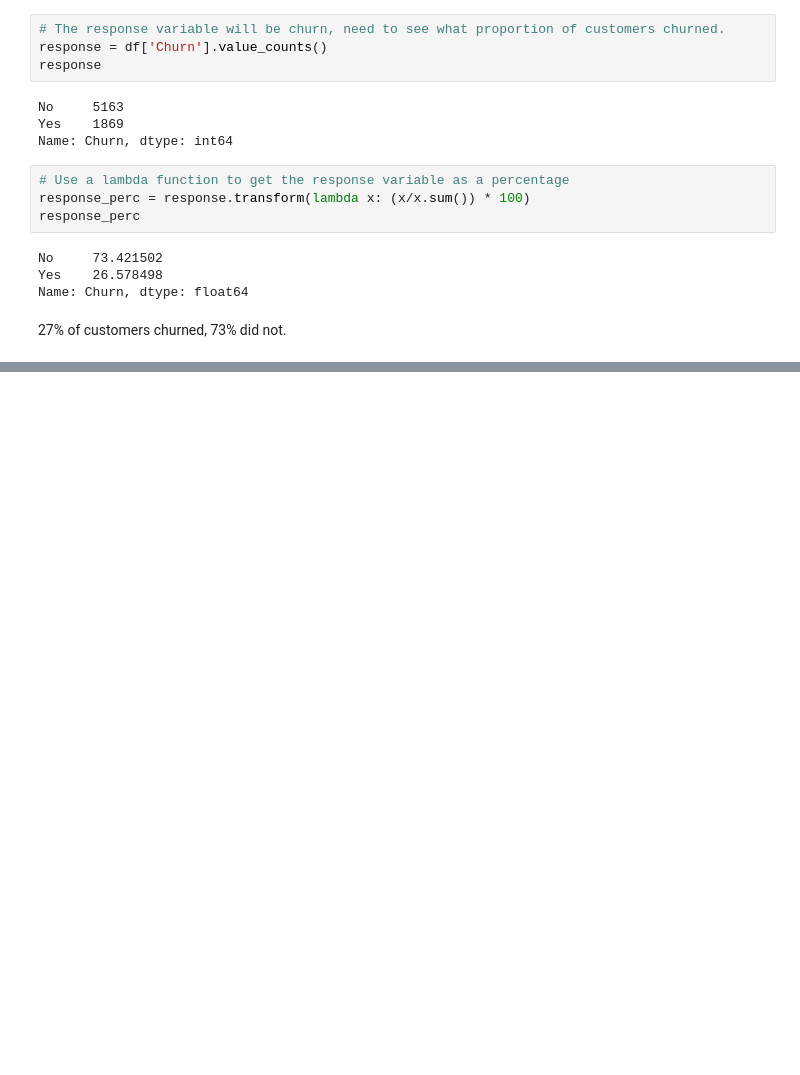
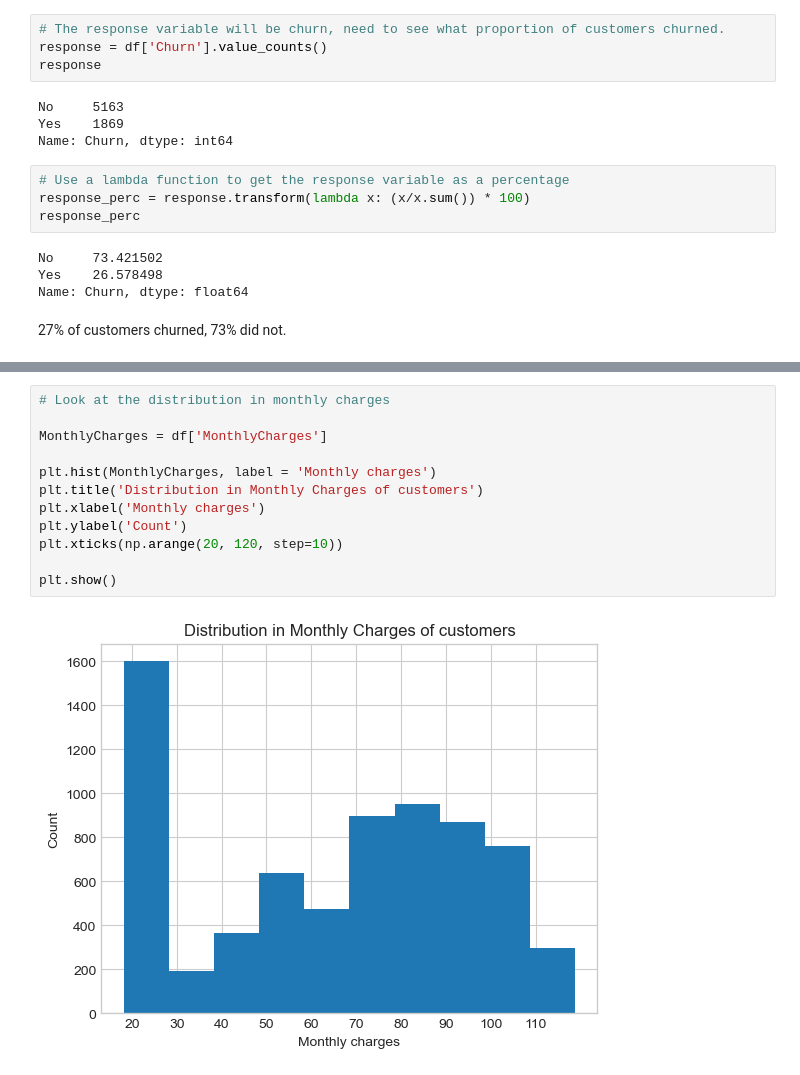
Before and after one commit to alicia-gleeson/UCDPA_aliciagleeson, a Jupyter notebook: customer_churn_prediction.ipynb, the cells around one changed output, grey strips where cells are left out. Cells and saved outputs as stored; diff of their text form; blank space fills up the shorter version.

```diff
--- a/customer_churn_prediction.ipynb
+++ b/customer_churn_prediction.ipynb
@@ -170,0 +217,14 @@ Name: Churn, dtype: float64
+# %%
+# Look at the distribution in monthly charges
+
+MonthlyCharges = df['MonthlyCharges']
+
+plt.hist(MonthlyCharges, label = 'Monthly charges')
+plt.title('Distribution in Monthly Charges of customers')
+plt.xlabel('Monthly charges')
+plt.ylabel('Count')
+plt.xticks(np.arange(20, 120, step=10))
+
+plt.show()
+# %% [output]
+[figure, added]
```
Also changed, not shown: parts of 17 cells of this notebook.
